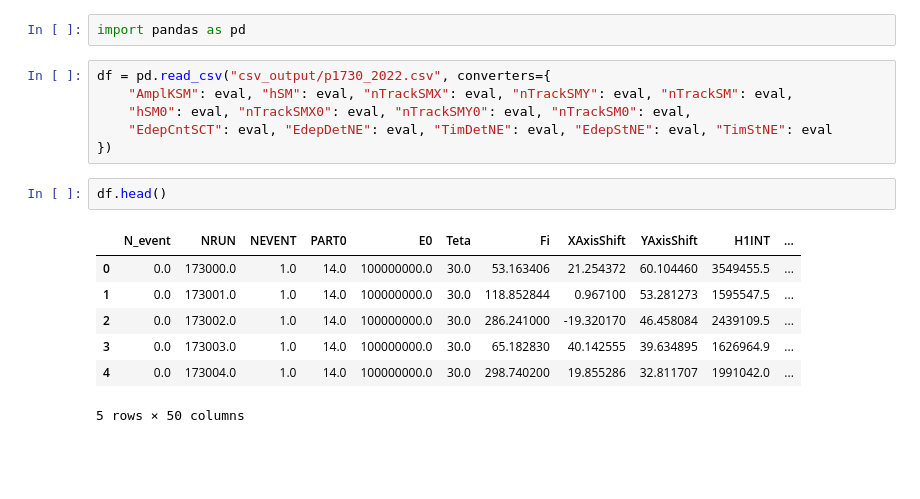
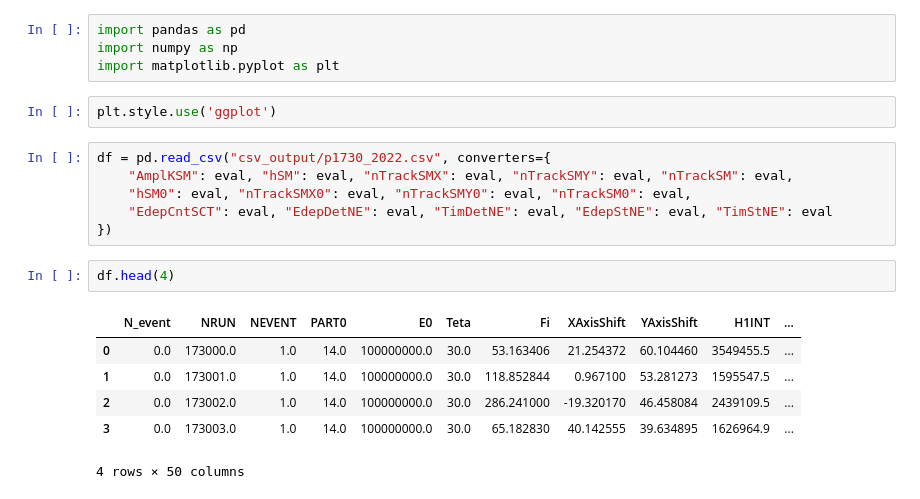
Before and after one commit to matalhim/sdf, a Jupyter notebook: corsika/main.ipynb, the cells around one changed output. Saved outputs shown, nothing was run; the diff lists cells and outputs as text; blank space fills up the shorter version.

```diff
--- a/corsika/main.ipynb
+++ b/corsika/main.ipynb
@@ -1,5 +1,9 @@
 # %%
 import pandas as pd
+import numpy as np
+import matplotlib.pyplot as plt
+# %%
+plt.style.use('ggplot')
 # %%
 df = pd.read_csv("csv_output/p1730_2022.csv", converters={
     "AmplKSM": eval, "hSM": eval, "nTrackSMX": eval, "nTrackSMY": eval, "nTrackSM": eval,
@@ -7,12 +11,11 @@ df = pd.read_csv("csv_output/p1730_2022.csv", converters={
     "EdepCntSCT": eval, "EdepDetNE": eval, "TimDetNE": eval, "EdepStNE": eval, "TimStNE": eval
 })
 # %%
-df.head()
+df.head(4)
 # %% [output]
 |  | N_event | NRUN | NEVENT | PART0 | E0 | Teta | Fi | XAxisShift | YAxisShift | H1INT | ... |
 | 0 | 0.0 | 173000.0 | 1.0 | 14.0 | 100000000.0 | 30.0 | 53.163406 | 21.254372 | 60.104460 | 3549455.5 | ... |
 | 1 | 0.0 | 173001.0 | 1.0 | 14.0 | 100000000.0 | 30.0 | 118.852844 | 0.967100 | 53.281273 | 1595547.5 | ... |
 | 2 | 0.0 | 173002.0 | 1.0 | 14.0 | 100000000.0 | 30.0 | 286.241000 | -19.320170 | 46.458084 | 2439109.5 | ... |
 | 3 | 0.0 | 173003.0 | 1.0 | 14.0 | 100000000.0 | 30.0 | 65.182830 | 40.142555 | 39.634895 | 1626964.9 | ... |
-| 4 | 0.0 | 173004.0 | 1.0 | 14.0 | 100000000.0 | 30.0 | 298.740200 | 19.855286 | 32.811707 | 1991042.0 | ... |
-5 rows × 50 columns
+4 rows × 50 columns
```
Also changed, not shown: parts of 13 cells of this notebook, 1 other file.
